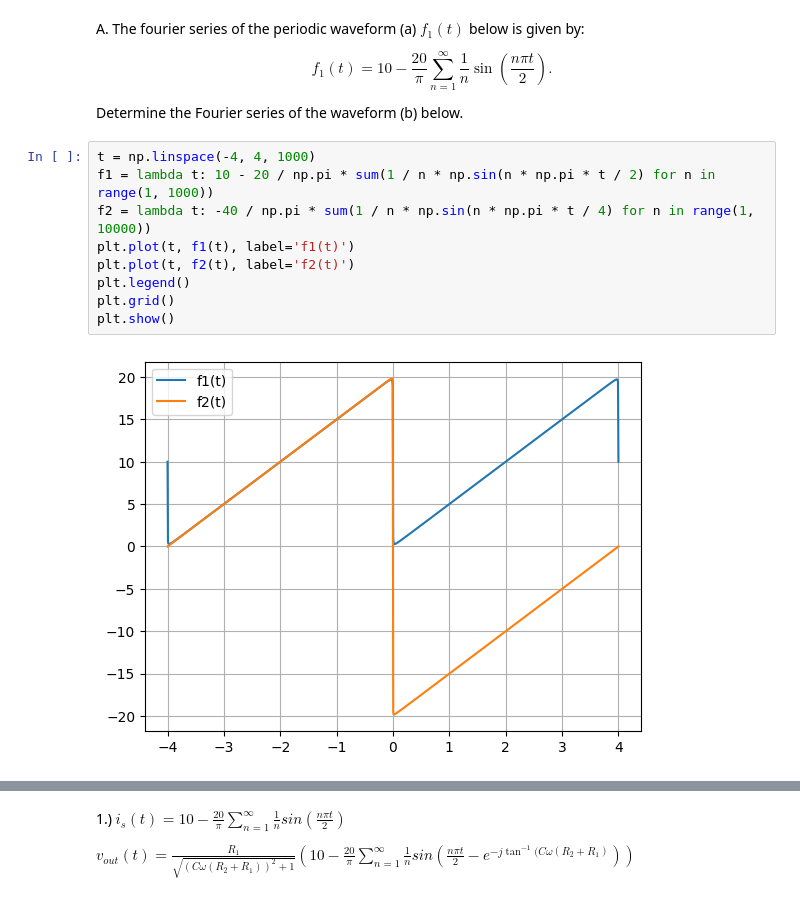
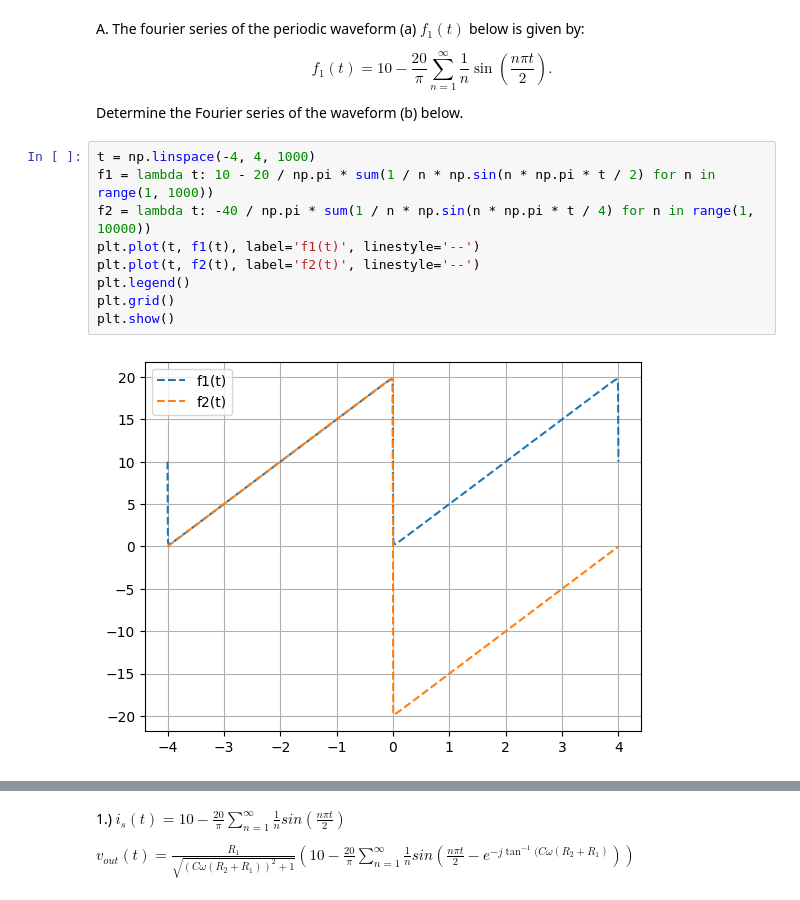
Before and after one commit to vieweghn/EENG-310-Signals-and-Systems, a Jupyter notebook: EENG_310_HW09.ipynb, the cells around one changed output, grey strips where cells are left out. Cells and saved outputs as stored; diff of their text form.

```diff
--- a/EENG_310_HW09.ipynb
+++ b/EENG_310_HW09.ipynb
@@ -14,13 +15,13 @@ Determine the Fourier series of the waveform (b) below.
 # %%
 t = np.linspace(-4, 4, 1000)
 f1 = lambda t: 10 - 20 / np.pi * sum(1 / n * np.sin(n * np.pi * t / 2) for n in range(1, 1000))
 f2 = lambda t: -40 / np.pi * sum(1 / n * np.sin(n * np.pi * t / 4) for n in range(1, 10000))
-plt.plot(t, f1(t), label='f1(t)')
-plt.plot(t, f2(t), label='f2(t)')
+plt.plot(t, f1(t), label='f1(t)', linestyle='--')
+plt.plot(t, f2(t), label='f2(t)', linestyle='--')
 plt.legend()
 plt.grid()
 plt.show()
 # %% [output]
-[figure, old version]
+[figure, new version]
 # %% [markdown]
 ![image.png](embedded-picture-1)
```
Also changed, not shown: parts of 11 cells of this notebook.
